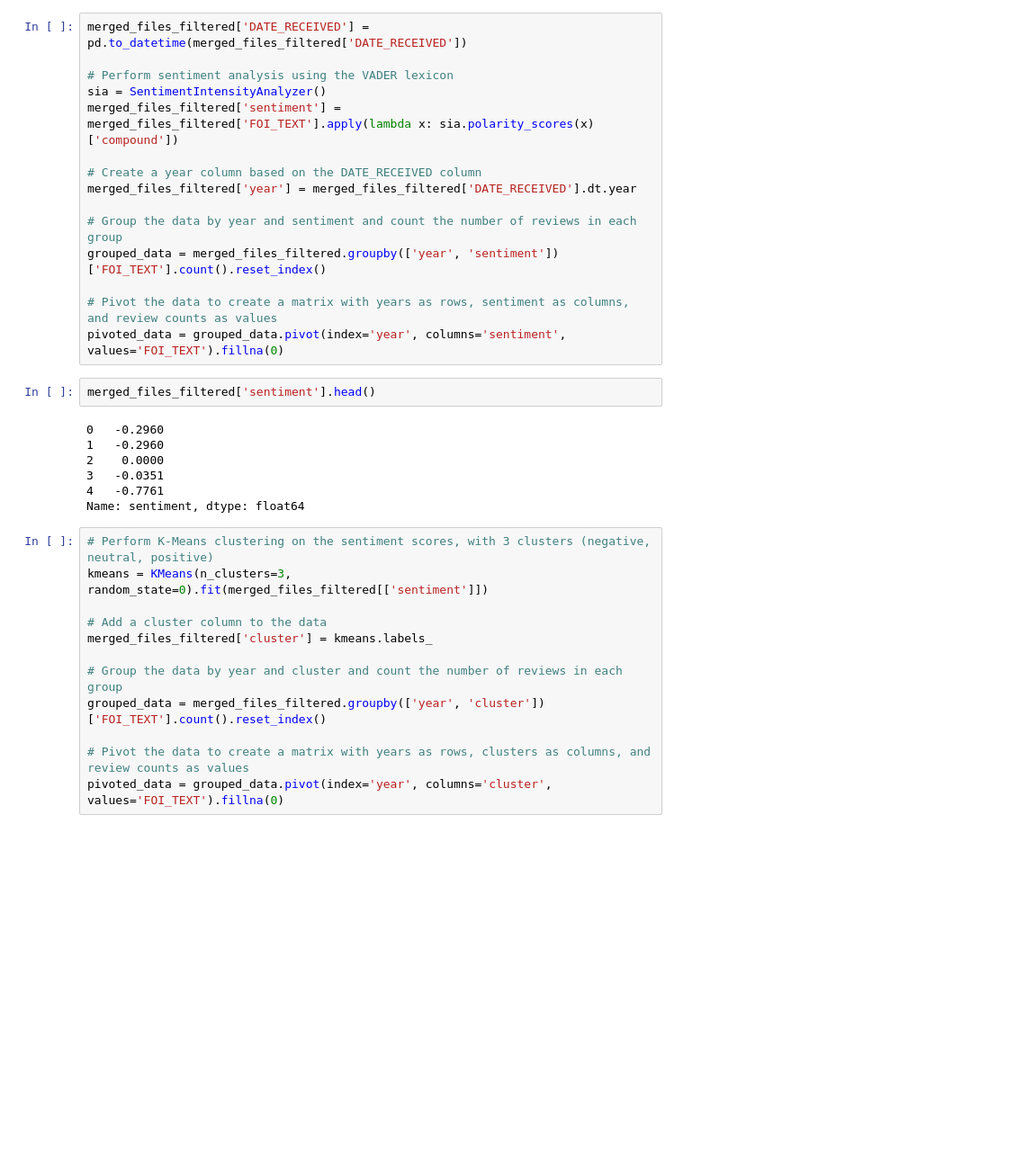
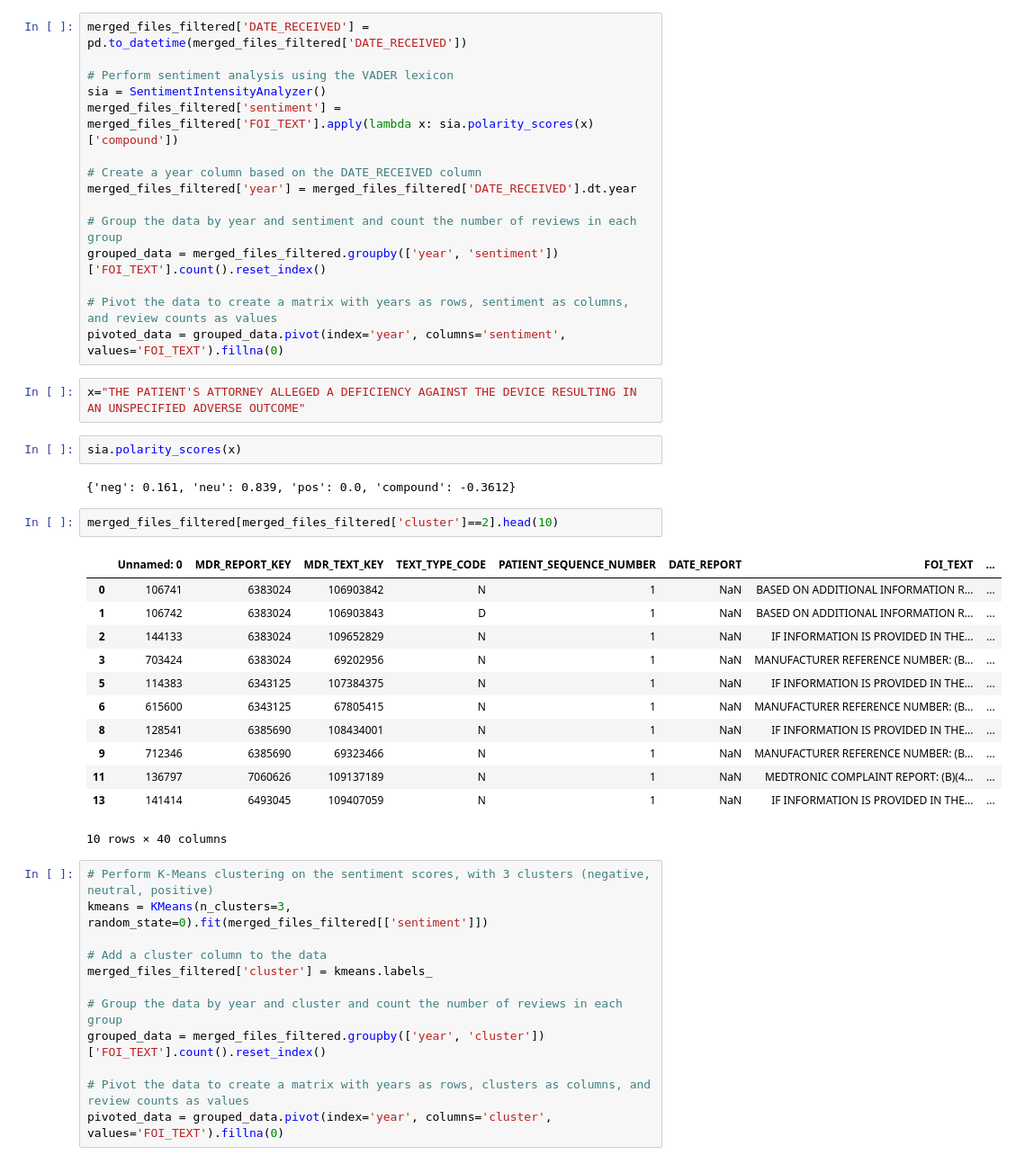
Before and after one commit to KaneZhao/Adverse-Events-in-Female-Stress-Urinary-Incontinence, a Jupyter notebook: Cluster.ipynb, the cells around one changed output. Shown: that part at 90% size. Cells and saved outputs as stored; diff of their text form; blank space fills up the shorter version.

Commit message:
Add Sentiment Analysis

```diff
--- a/Cluster.ipynb
+++ b/Cluster.ipynb
@@ -21,15 +30,27 @@ grouped_data = merged_files_filtered.groupby(['year', 'sentiment'])['FOI_TEXT'].
 
 # Pivot the data to create a matrix with years as rows, sentiment as columns, and review counts as values
 pivoted_data = grouped_data.pivot(index='year', columns='sentiment', values='FOI_TEXT').fillna(0)
-# %%
-merged_files_filtered['sentiment'].head()
-# %% [output]
-0   -0.2960
-1   -0.2960
-2    0.0000
-3   -0.0351
-4   -0.7761
-Name: sentiment, dtype: float64
+# %%
+x="THE PATIENT'S ATTORNEY ALLEGED A DEFICIENCY AGAINST THE DEVICE RESULTING IN AN UNSPECIFIED ADVERSE OUTCOME"
+# %%
+sia.polarity_scores(x)
+# %% [output]
+{'neg': 0.161, 'neu': 0.839, 'pos': 0.0, 'compound': -0.3612}
+# %%
+merged_files_filtered[merged_files_filtered['cluster']==2].head(10)
+# %% [output]
+|  | Unnamed: 0 | MDR_REPORT_KEY | MDR_TEXT_KEY | TEXT_TYPE_CODE | PATIENT_SEQUENCE_NUMBER | DATE_REPORT | FOI_TEXT | ... |
+| 0 | 106741 | 6383024 | 106903842 | N | 1 | NaN | BASED ON ADDITIONAL INFORMATION R... | ... |
+| 1 | 106742 | 6383024 | 106903843 | D | 1 | NaN | BASED ON ADDITIONAL INFORMATION R... | ... |
+| 2 | 144133 | 6383024 | 109652829 | N | 1 | NaN | IF INFORMATION IS PROVIDED IN THE... | ... |
+| 3 | 703424 | 6383024 | 69202956 | N | 1 | NaN | MANUFACTURER REFERENCE NUMBER: (B... | ... |
+| 5 | 114383 | 6343125 | 107384375 | N | 1 | NaN | IF INFORMATION IS PROVIDED IN THE... | ... |
+| 6 | 615600 | 6343125 | 67805415 | N | 1 | NaN | MANUFACTURER REFERENCE NUMBER: (B... | ... |
+| 8 | 128541 | 6385690 | 108434001 | N | 1 | NaN | IF INFORMATION IS PROVIDED IN THE... | ... |
+| 9 | 712346 | 6385690 | 69323466 | N | 1 | NaN | MANUFACTURER REFERENCE NUMBER: (B... | ... |
+| 11 | 136797 | 7060626 | 109137189 | N | 1 | NaN | MEDTRONIC COMPLAINT REPORT: (B)(4... | ... |
+| 13 | 141414 | 6493045 | 109407059 | N | 1 | NaN | IF INFORMATION IS PROVIDED IN THE... | ... |
+10 rows × 40 columns
 # %%
 # Perform K-Means clustering on the sentiment scores, with 3 clusters (negative, neutral, positive)
 kmeans = KMeans(n_clusters=3, random_state=0).fit(merged_files_filtered[['sentiment']])
```
Also changed, not shown: parts of 2 cells of this notebook, 2 other files.
